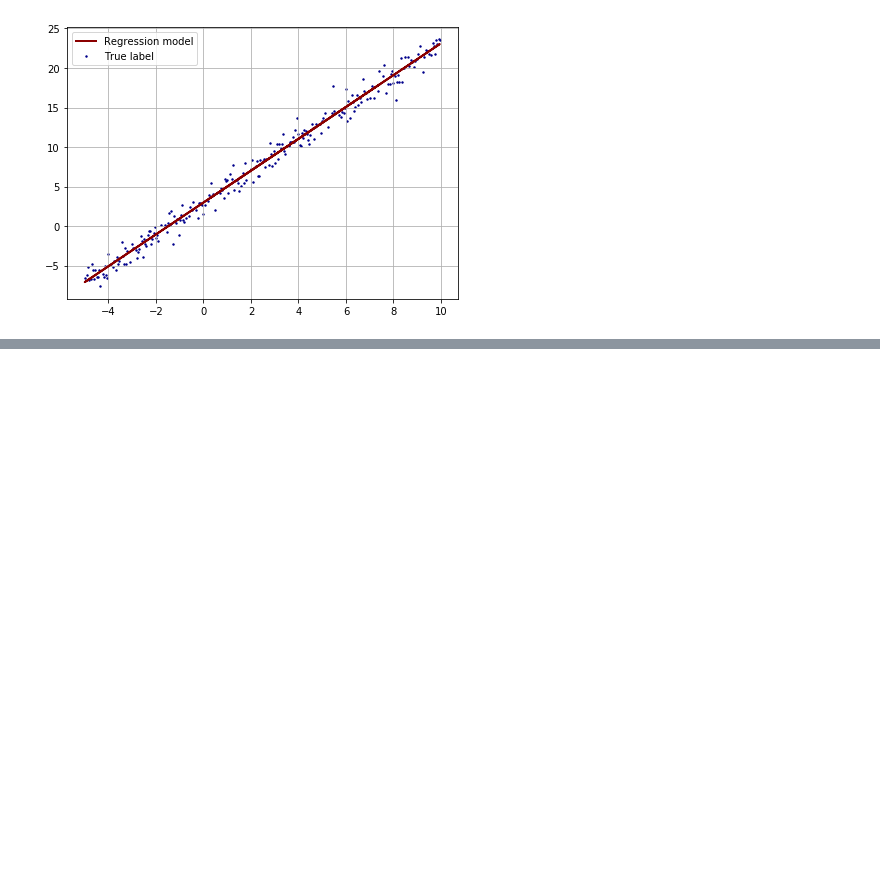
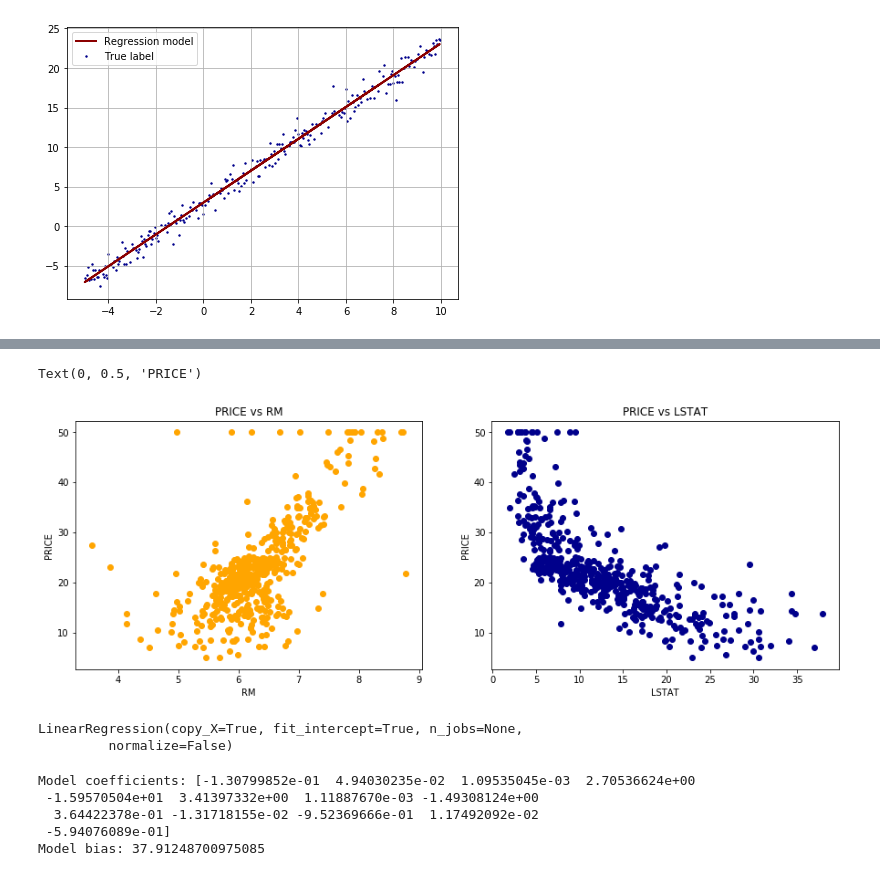
Before and after one commit to nguyenbh1507/Example_notebooks, a Jupyter notebook: Top ML Algorithms.ipynb, the cells around one changed output, grey strips where cells are left out. Drawn from its saved outputs; the diff is of its cells as text; code cells hidden in the pictures; blank space fills up the shorter version.

```diff
--- a/Top ML Algorithms.ipynb
+++ b/Top ML Algorithms.ipynb
@@ -149,0 +243,18 @@ boston_dataset = load_boston()
+# %%
+# sample plot data
+plt.figure(figsize=(15,5))
+
+plt.subplot(1,2,1)
+plt.scatter(boston_df.RM, boston_df.PRICE, c='orange')
+plt.title('PRICE vs RM')
+plt.xlabel('RM')
+plt.ylabel('PRICE')
+
+plt.subplot(1,2,2)
+plt.scatter(boston_df.LSTAT, boston_df.PRICE, c='darkblue')
+plt.title('PRICE vs LSTAT')
+plt.xlabel('LSTAT')
+plt.ylabel('PRICE')
+# %% [output]
+Text(0, 0.5, 'PRICE')
+[figure, added]
@@ -149,0 +272,15 @@ boston_dataset = load_boston()
+# %%
+# train model
+lrModel.fit(X=Xtrain, y=Ytrain)
+# %% [output]
+LinearRegression(copy_X=True, fit_intercept=True, n_jobs=None,
+         normalize=False)
+# %%
+print('Model coefficients:', lrModel.coef_[0])
+print('Model bias:', lrModel.intercept_[0])
+# %% [output]
+Model coefficients: [-1.30799852e-01  4.94030235e-02  1.09535045e-03  2.70536624e+00
+ -1.59570504e+01  3.41397332e+00  1.11887670e-03 -1.49308124e+00
+  3.64422378e-01 -1.31718155e-02 -9.52369666e-01  1.17492092e-02
+ -5.94076089e-01]
+Model bias: 37.91248700975085
```
Also changed, not shown: parts of 33 cells of this notebook.
